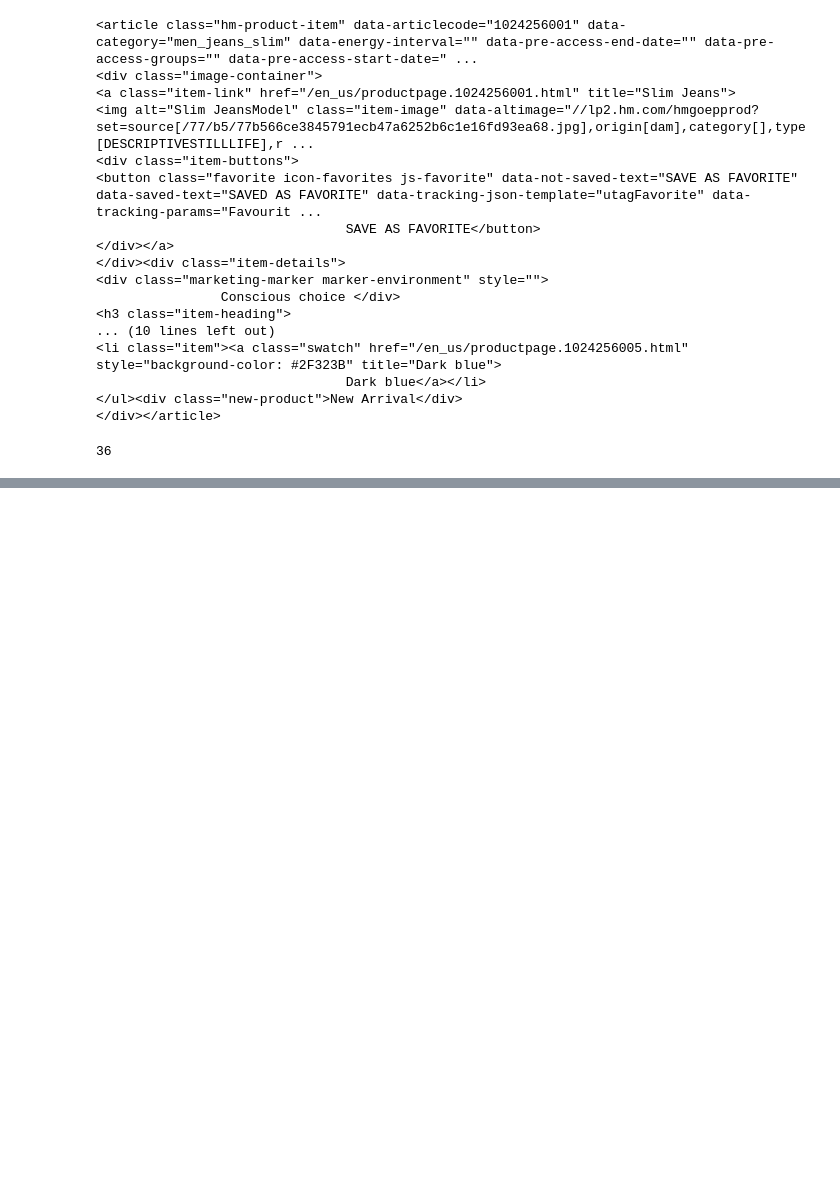
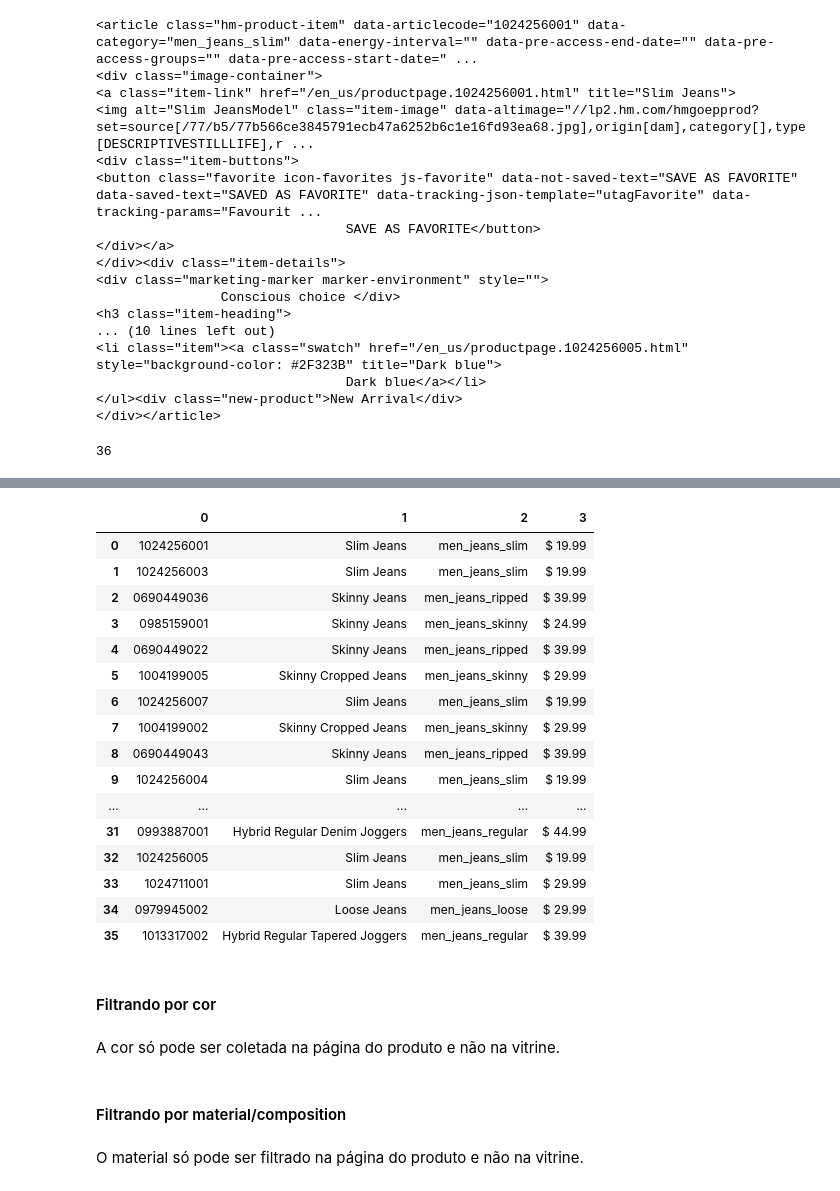
Before and after one commit to lucasquemelli/ds_ao_dev, a Jupyter notebook: bs4_training.ipynb, the cells around one changed output, grey strips where cells are left out. Drawn from its saved outputs; the diff is of its cells as text; code cells hidden in the pictures; blank space fills up the shorter version.

```diff
--- a/bs4_training.ipynb
+++ b/bs4_training.ipynb
@@ -411,0 +422,28 @@ product_price
+# %%
+pd.DataFrame([products_id, product_name, products_category, product_price]).T
+# %% [output]
+|  | 0 | 1 | 2 | 3 |
+| 0 | 1024256001 | Slim Jeans | men_jeans_slim | $ 19.99 |
+| 1 | 1024256003 | Slim Jeans | men_jeans_slim | $ 19.99 |
+| 2 | 0690449036 | Skinny Jeans | men_jeans_ripped | $ 39.99 |
+| 3 | 0985159001 | Skinny Jeans | men_jeans_skinny | $ 24.99 |
+| 4 | 0690449022 | Skinny Jeans | men_jeans_ripped | $ 39.99 |
+| 5 | 1004199005 | Skinny Cropped Jeans | men_jeans_skinny | $ 29.99 |
+| 6 | 1024256007 | Slim Jeans | men_jeans_slim | $ 19.99 |
+| 7 | 1004199002 | Skinny Cropped Jeans | men_jeans_skinny | $ 29.99 |
+| 8 | 0690449043 | Skinny Jeans | men_jeans_ripped | $ 39.99 |
+| 9 | 1024256004 | Slim Jeans | men_jeans_slim | $ 19.99 |
+| ... | ... | ... | ... | ... |
+| 31 | 0993887001 | Hybrid Regular Denim Joggers | men_jeans_regular | $ 44.99 |
+| 32 | 1024256005 | Slim Jeans | men_jeans_slim | $ 19.99 |
+| 33 | 1024711001 | Slim Jeans | men_jeans_slim | $ 29.99 |
+| 34 | 0979945002 | Loose Jeans | men_jeans_loose | $ 29.99 |
+| 35 | 1013317002 | Hybrid Regular Tapered Joggers | men_jeans_regular | $ 39.99 |
+# %% [markdown]
+#### Filtrando por cor
+# %% [markdown]
+A cor só pode ser coletada na página do produto e não na vitrine.
+# %% [markdown]
+#### Filtrando por material/composition
+# %% [markdown]
+O material só pode ser filtrado na página do produto e não na vitrine.
```
Also changed, not shown: parts of 38 cells of this notebook.
